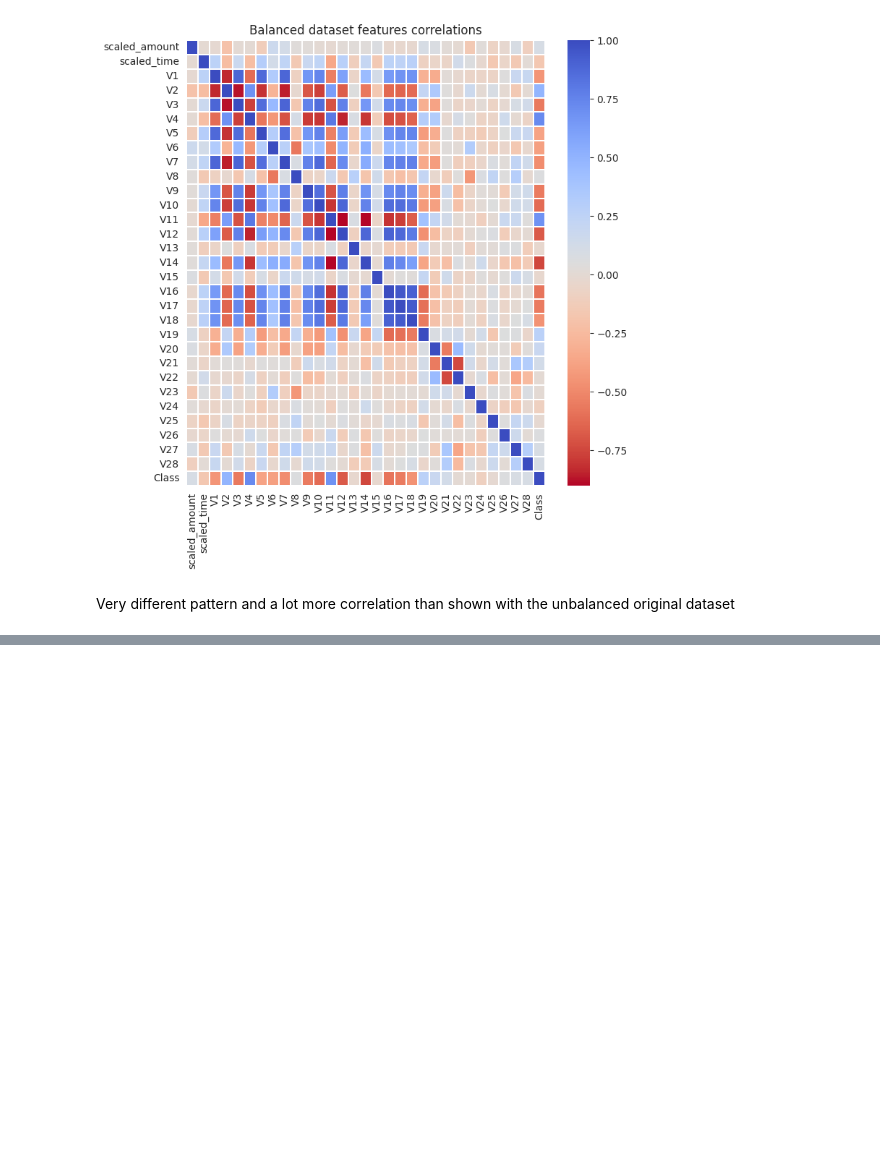
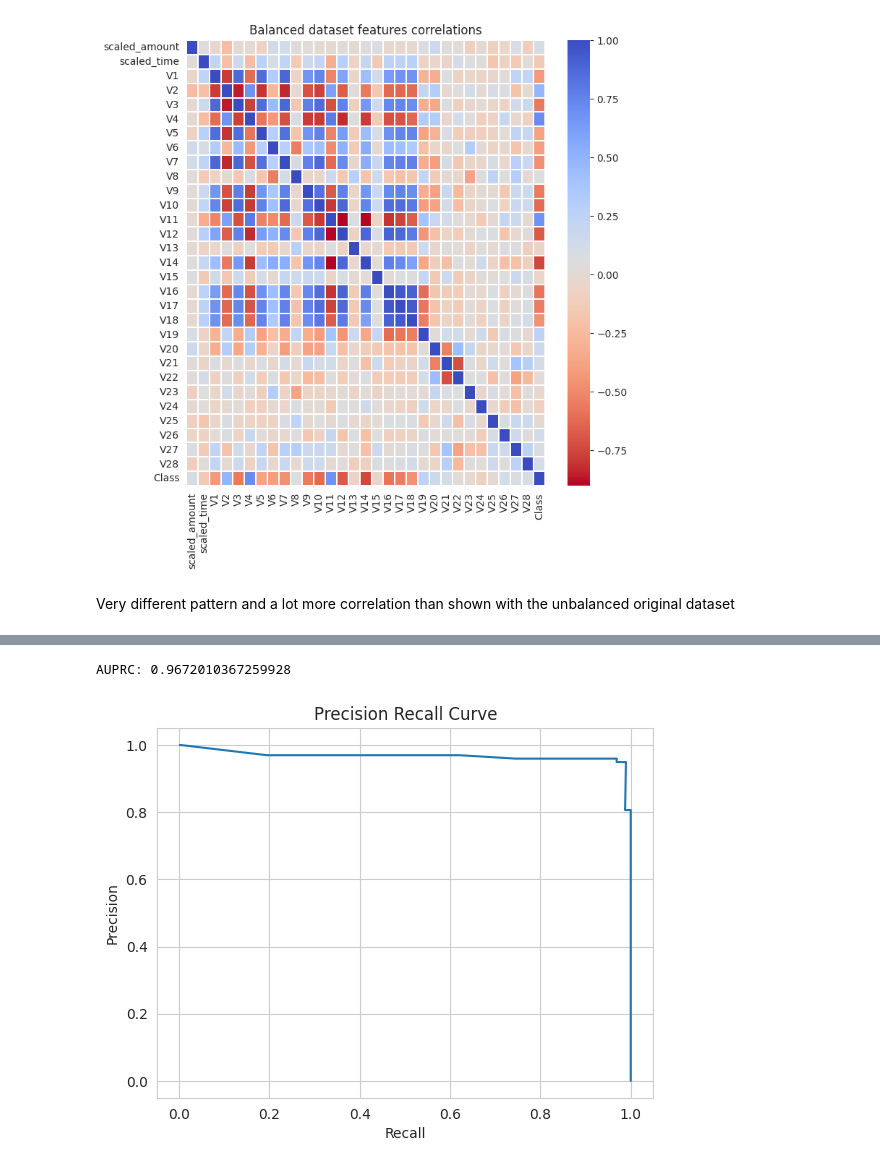
Before and after one commit to JonCrook/icl-ml-portfolio, a Jupyter notebook: Fraud_Detection.ipynb, the cells around one changed output, grey strips where cells are left out. Saved outputs shown, nothing was run; the diff lists cells and outputs as text; code cells hidden in the pictures; blank space fills up the shorter version.

```diff
--- a/Fraud_Detection.ipynb
+++ b/Fraud_Detection.ipynb
@@ -845,0 +1142,6 @@ weighted avg       1.00      1.00      1.00     56962
+# %%
+reduced_df = df_original.copy()
+reduced_df = reduced_df.drop(['V3','V8','V1','V20','V2','V15','V19','V6','V26',
+                    'V27','V28','V13','V22','Amount','V5','Time','V24','V25','V23'], axis=1)
+
+X_train, y_train, X_test, y_test = build_datasets(reduced_df)
@@ -845,0 +1351,14 @@ weighted avg       1.00      1.00      1.00     56962
+# %%
+# BEST MODEL
+best_params = {
+    'criterion': 'entropy',
+    'n_estimators': 21,
+    'max_depth': None,
+    'max_features': 2,
+    'min_samples_split': 3,
+    'min_samples_leaf': 2,
+    'bootstrap': False
+}
+
+clf = RandomForestClassifier(**best_params)
+clf.fit(X_train, y_train)
@@ -845,0 +1386,21 @@ weighted avg       1.00      1.00      1.00     56962
+# %%
+# Plot the final Precision Recall Curve
+# Use the classifier to predict the probabilities of the test data
+y_pred_prob = clf.predict_proba(X_test)[:,1]
+
+# Calculate the precision-recall curve and the AUPRC
+precision, recall, thresholds = precision_recall_curve(y_test, y_pred_prob)
+auprc = auc(recall, precision)
+
+# Print the AUPRC
+print("AUPRC = ", auprc)
+
+# Plot ROC curve
+plt.plot(precision, recall)
+plt.xlabel('Recall')
+plt.ylabel('Precision')
+plt.title('Precision Recall Curve')
+plt.show()
+# %% [output]
+AUPRC: 0.9672010367259928
+[figure, added]
```
Also changed, not shown: parts of 142 cells of this notebook.
